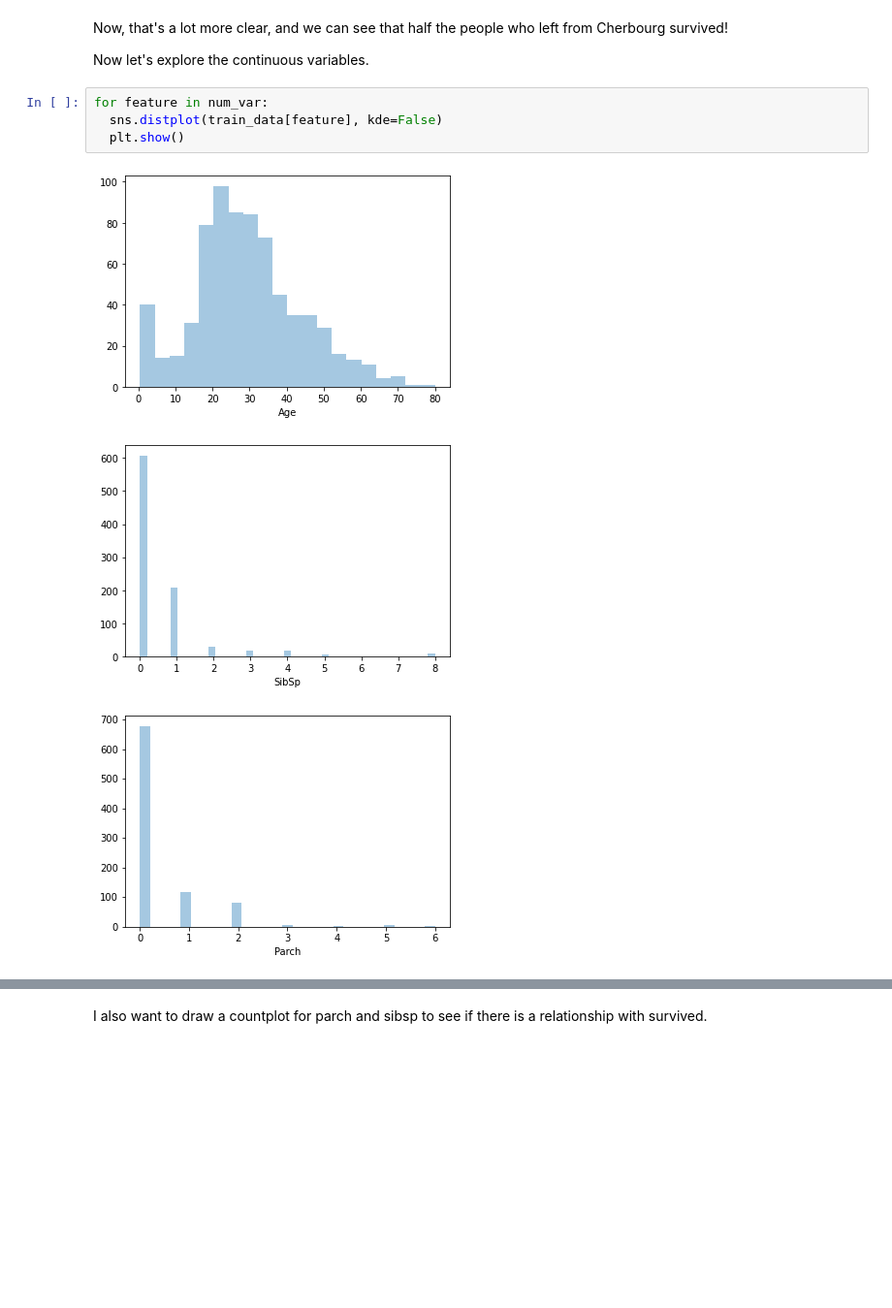
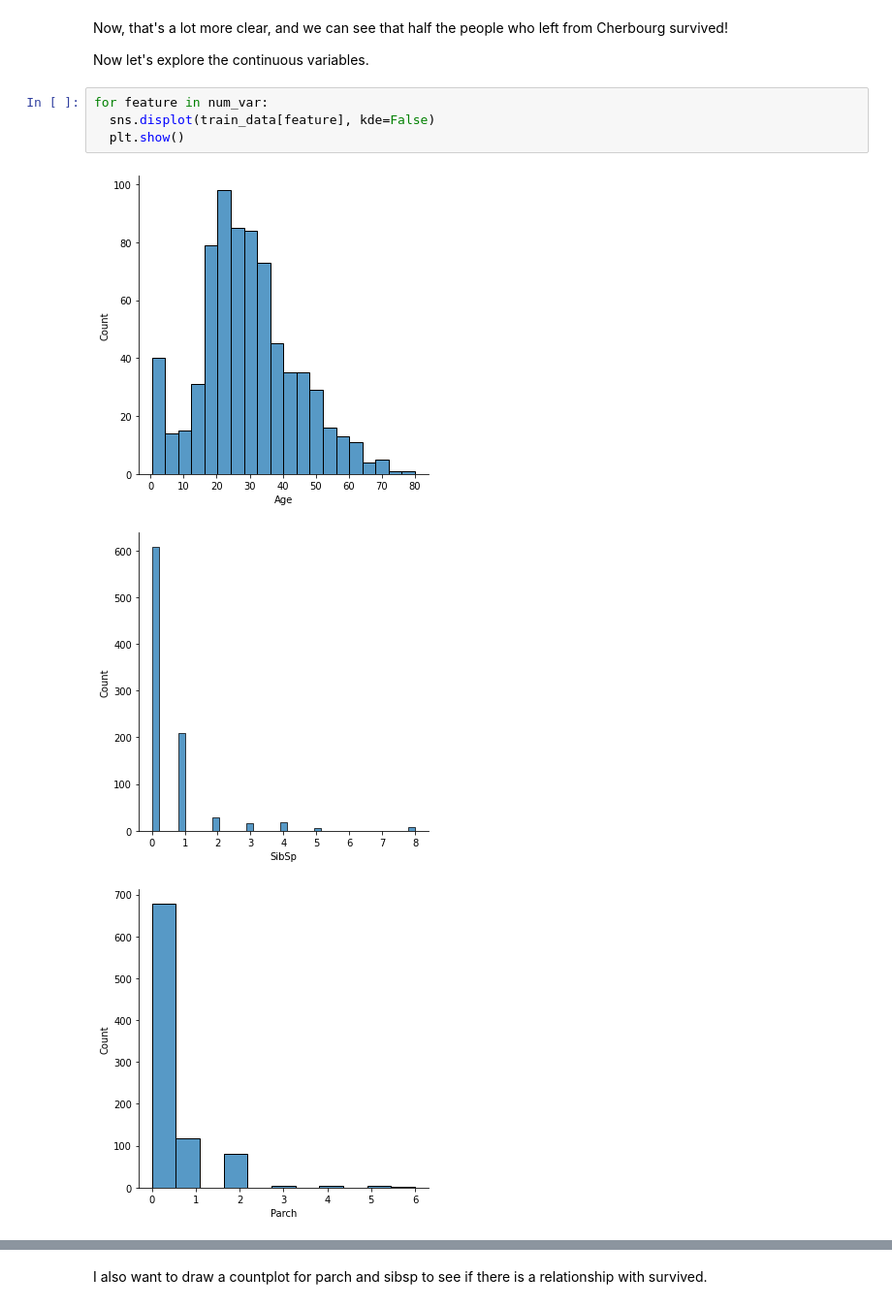
Before and after one commit to yashm07/kaggle-competitions, a Jupyter notebook: titanic/titanic_competition.ipynb, the cells around one changed output, grey strips where cells are left out. Shown at 97% size. Saved outputs shown, nothing was run; the diff lists cells and outputs as text; blank space fills up the shorter version.

```diff
--- a/titanic/titanic_competition.ipynb
+++ b/titanic/titanic_competition.ipynb
@@ -153,9 +147,9 @@ Now, that's a lot more clear, and we can see that half the people who left from
 Now let's explore the continuous variables.
 # %%
 for feature in num_var:
-  sns.distplot(train_data[feature], kde=False)
+  sns.displot(train_data[feature], kde=False)
   plt.show()
 # %% [output]
-[figure, old version]
+[figure, new version]
-[figure, old version]
+[figure, new version]
-[figure, old version]
+[figure, new version]
```
Also changed, not shown: parts of 21 cells of this notebook.
